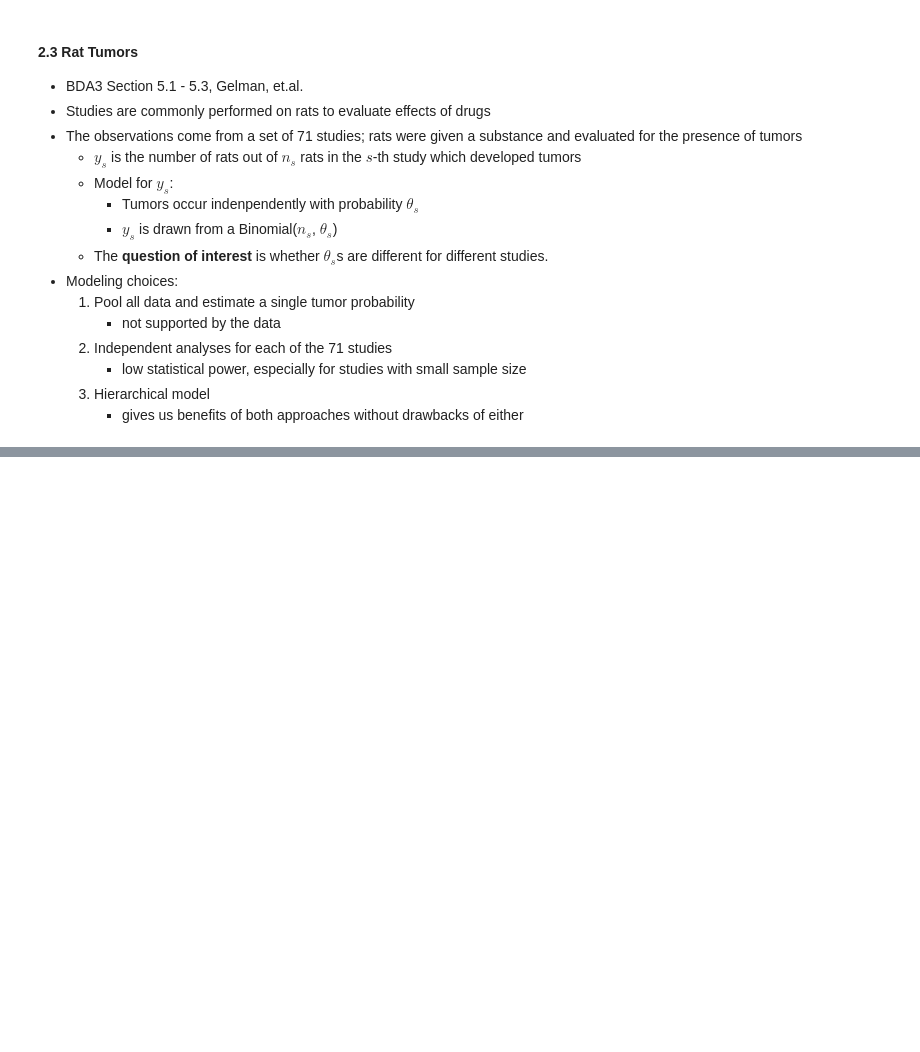
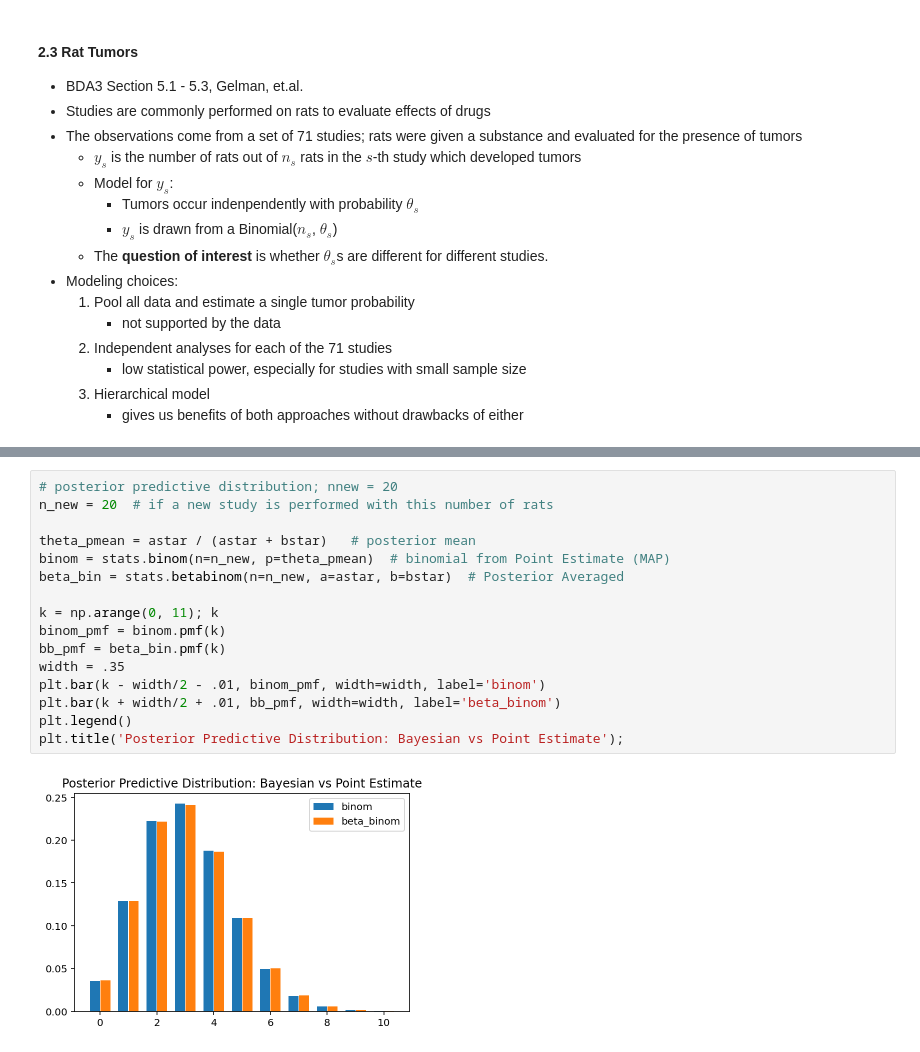
Before and after one commit to yongduek/lectures, a Jupyter notebook: esda/data_nbs/Hierarchical_Binomial_Rat_Tumor_example.ipynb, the cells around one changed output, grey strips where cells are left out. Drawn from its saved outputs; the diff is of its cells as text; blank space fills up the shorter version.

```diff
--- a/esda/data_nbs/Hierarchical_Binomial_Rat_Tumor_example.ipynb
+++ b/esda/data_nbs/Hierarchical_Binomial_Rat_Tumor_example.ipynb
@@ -152,0 +199,18 @@ for yi, ni in zip(y, n):
+# %%
+# posterior predictive distribution; nnew = 20
+n_new = 20  # if a new study is performed with this number of rats
+
+theta_pmean = astar / (astar + bstar)   # posterior mean
+binom = stats.binom(n=n_new, p=theta_pmean)  # binomial from Point Estimate (MAP)
+beta_bin = stats.betabinom(n=n_new, a=astar, b=bstar)  # Posterior Averaged
+
+k = np.arange(0, 11); k
+binom_pmf = binom.pmf(k)
+bb_pmf = beta_bin.pmf(k)
+width = .35
+plt.bar(k - width/2 - .01, binom_pmf, width=width, label='binom')
+plt.bar(k + width/2 + .01, bb_pmf, width=width, label='beta_binom')
+plt.legend()
+plt.title('Posterior Predictive Distribution: Bayesian vs Point Estimate');
+# %% [output]
+[figure, added]
```
Also changed, not shown: parts of 7 cells of this notebook.
